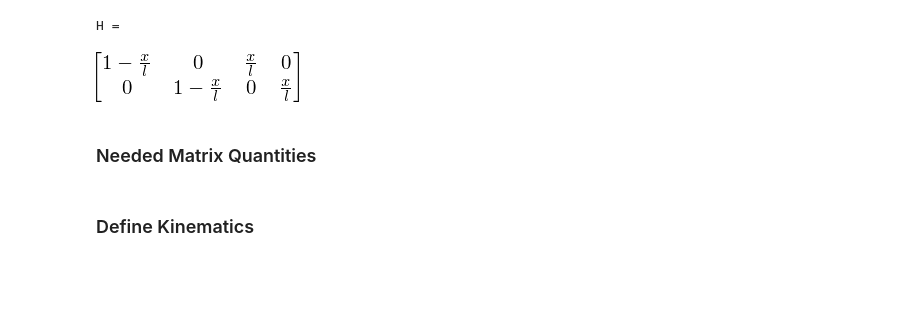
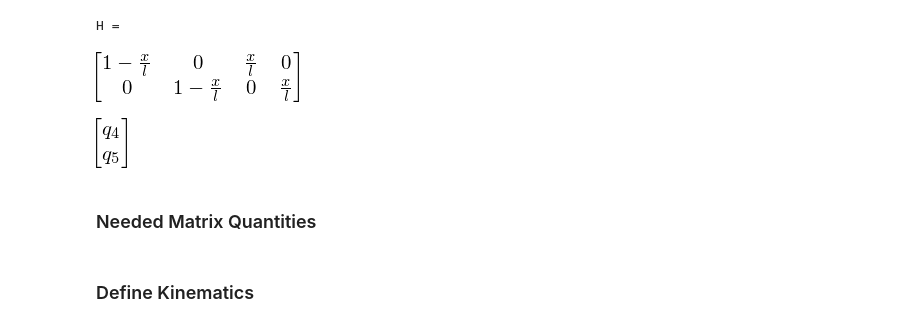
Before and after one commit to cdlrpi/mixed-body-type, a Jupyter notebook: large-deformation/gebf-mass-matrix-and-forces-2D-v9.ipynb, the cells around one changed output. Drawn from its saved outputs; the diff is of its cells as text; code cells hidden in the pictures; blank space fills up the shorter version.

```diff
--- a/large-deformation/gebf-mass-matrix-and-forces-2D-v9.ipynb
+++ b/large-deformation/gebf-mass-matrix-and-forces-2D-v9.ipynb
@@ -93,6 +94,10 @@ display(H)
 # %% [output]
 H =
 [figure]
+# %%
+(H*delta).subs(x,l)
+# %% [output]
+[figure, added]
 # %% [markdown]
 ### Needed Matrix Quantities
 # %%
```
Also changed, not shown: parts of 39 cells of this notebook, 3 other files.
